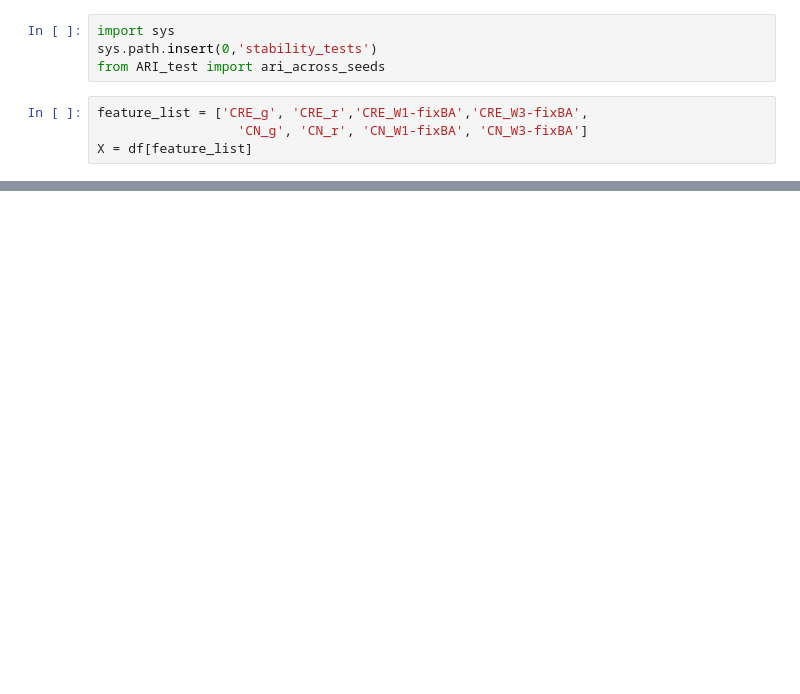
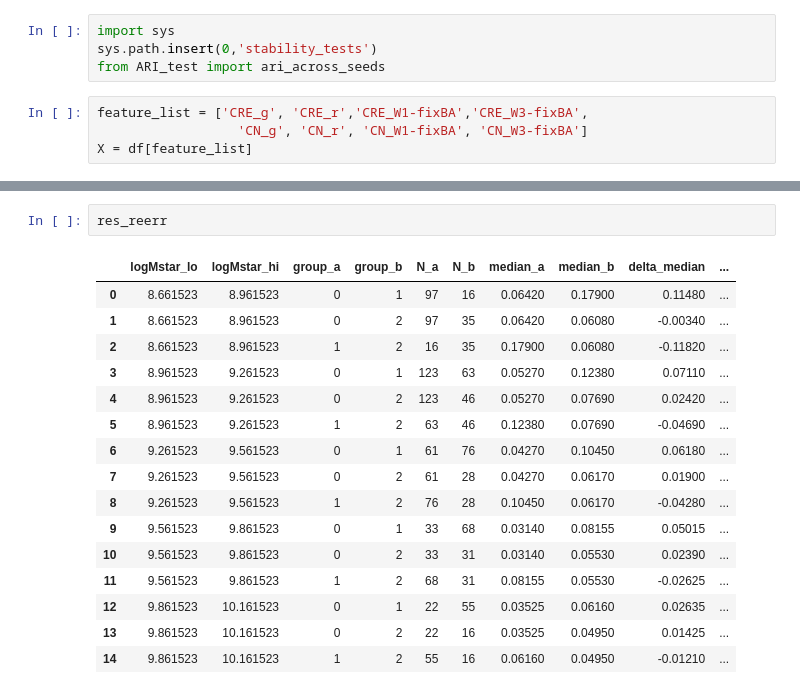
Before and after one commit to gammaspire/machine-learning, a Jupyter notebook: galaxy_feature_clustering/feature_clustering.ipynb, the cells around one changed output, grey strips where cells are left out. Drawn from its saved outputs; the diff is of its cells as text; blank space fills up the shorter version.

```diff
--- a/galaxy_feature_clustering/feature_clustering.ipynb
+++ b/galaxy_feature_clustering/feature_clustering.ipynb
@@ -446,0 +570,19 @@ k=10 ARI: mean = 0.5565  std = 0.1071
+# %%
+res_reerr
+# %% [output]
+|  | logMstar_lo | logMstar_hi | group_a | group_b | N_a | N_b | median_a | median_b | delta_median | ... |
+| 0 | 8.661523 | 8.961523 | 0 | 1 | 97 | 16 | 0.06420 | 0.17900 | 0.11480 | ... |
+| 1 | 8.661523 | 8.961523 | 0 | 2 | 97 | 35 | 0.06420 | 0.06080 | -0.00340 | ... |
+| 2 | 8.661523 | 8.961523 | 1 | 2 | 16 | 35 | 0.17900 | 0.06080 | -0.11820 | ... |
+| 3 | 8.961523 | 9.261523 | 0 | 1 | 123 | 63 | 0.05270 | 0.12380 | 0.07110 | ... |
+| 4 | 8.961523 | 9.261523 | 0 | 2 | 123 | 46 | 0.05270 | 0.07690 | 0.02420 | ... |
+| 5 | 8.961523 | 9.261523 | 1 | 2 | 63 | 46 | 0.12380 | 0.07690 | -0.04690 | ... |
+| 6 | 9.261523 | 9.561523 | 0 | 1 | 61 | 76 | 0.04270 | 0.10450 | 0.06180 | ... |
+| 7 | 9.261523 | 9.561523 | 0 | 2 | 61 | 28 | 0.04270 | 0.06170 | 0.01900 | ... |
+| 8 | 9.261523 | 9.561523 | 1 | 2 | 76 | 28 | 0.10450 | 0.06170 | -0.04280 | ... |
+| 9 | 9.561523 | 9.861523 | 0 | 1 | 33 | 68 | 0.03140 | 0.08155 | 0.05015 | ... |
+| 10 | 9.561523 | 9.861523 | 0 | 2 | 33 | 31 | 0.03140 | 0.05530 | 0.02390 | ... |
+| 11 | 9.561523 | 9.861523 | 1 | 2 | 68 | 31 | 0.08155 | 0.05530 | -0.02625 | ... |
+| 12 | 9.861523 | 10.161523 | 0 | 1 | 22 | 55 | 0.03525 | 0.06160 | 0.02635 | ... |
+| 13 | 9.861523 | 10.161523 | 0 | 2 | 22 | 16 | 0.03525 | 0.04950 | 0.01425 | ... |
+| 14 | 9.861523 | 10.161523 | 1 | 2 | 55 | 16 | 0.06160 | 0.04950 | -0.01210 | ... |
```
Also changed, not shown: parts of 25 cells of this notebook, 5 other files.
